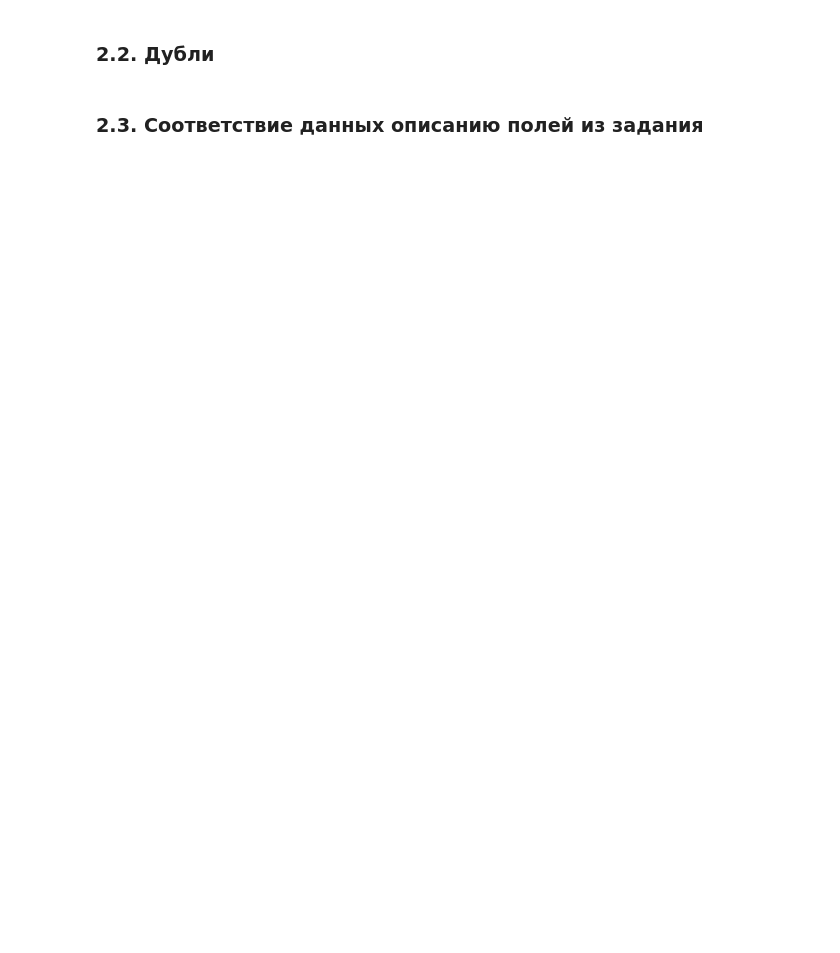
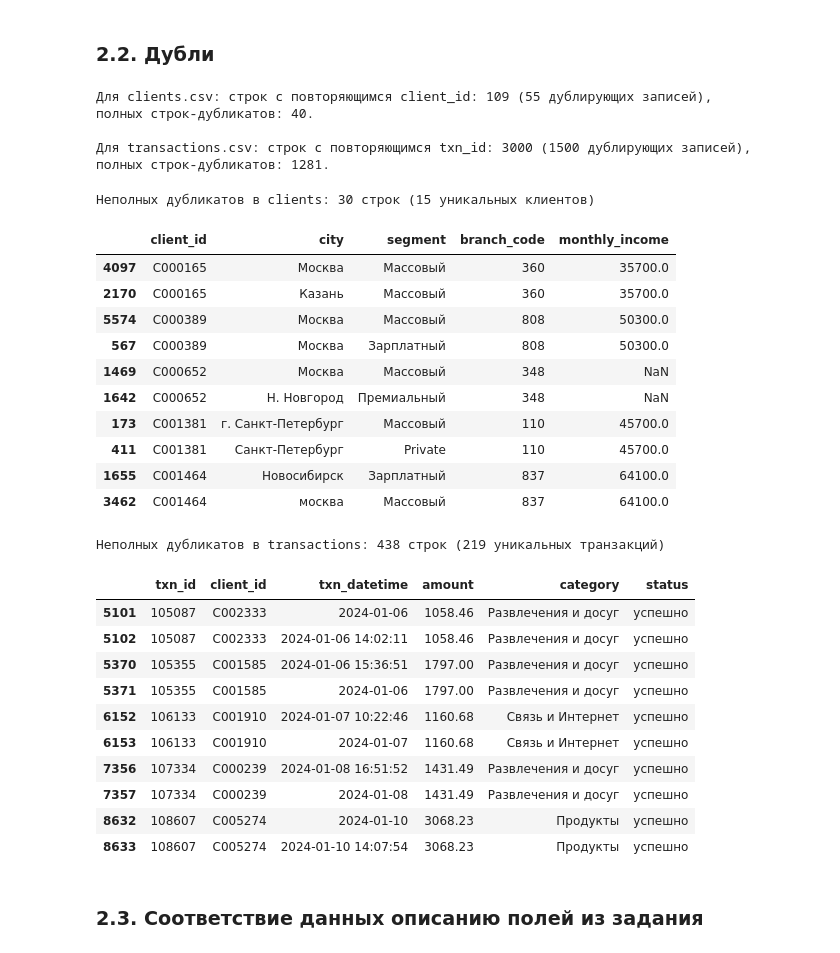
Before and after one commit to fnkb108/Dzidzenka_Mikita_Lab1, a Jupyter notebook: 01_analysis.ipynb, the cells around one changed output. Cells and saved outputs as stored; diff of their text form; code cells hidden in the pictures; blank space fills up the shorter version.

```diff
--- a/01_analysis.ipynb
+++ b/01_analysis.ipynb
@@ -123,4 +90,75 @@ memory usage: 716.8 KB
 # %% [markdown]
 ### 2.2. Дубли
+# %%
+client_dups_all = df_clients_raw.duplicated(subset=['client_id'], keep=False)
+n_client_dups = int(df_clients_raw['client_id'].duplicated().sum())
+
+print(f"Для clients.csv: строк с повторяющимся client_id: {client_dups_all.sum()} ({n_client_dups} дублирующих записей),")
+print(f"полных строк-дубликатов: {df_clients_raw.duplicated().sum()}.")
+
+txn_dups_all = df_txn_raw.duplicated(subset=['txn_id'], keep=False)
+n_txn_dups = int(df_txn_raw['txn_id'].duplicated().sum())
+
+print(f"\nДля transactions.csv: строк с повторяющимся txn_id: {txn_dups_all.sum()} ({n_txn_dups} дублирующих записей),")
+print(f"полных строк-дубликатов: {df_txn_raw.duplicated().sum()}.")
+# %% [output]
+Для clients.csv: строк с повторяющимся client_id: 109 (55 дублирующих записей),
+полных строк-дубликатов: 40.
+
+Для transactions.csv: строк с повторяющимся txn_id: 3000 (1500 дублирующих записей),
+полных строк-дубликатов: 1281.
+# %%
+clients_no_full = df_clients_raw.drop_duplicates()
+partial_client_dups = clients_no_full[
+    clients_no_full.duplicated(subset=['client_id'], keep=False)
+].sort_values('client_id')
+
+print(
+    f'Неполных дубликатов в clients: {len(partial_client_dups)} строк ({partial_client_dups["client_id"].nunique()} уникальных клиентов)'
+)
+display(
+    partial_client_dups[
+        ['client_id', 'city', 'segment', 'branch_code', 'monthly_income']
+    ].head(10)
+)
+
+txn_no_full = df_txn_raw.drop_duplicates()
+partial_txn_dups = txn_no_full[
+    txn_no_full.duplicated(subset=['txn_id'], keep=False)
+].sort_values('txn_id')
+
+print(
+    f'Неполных дубликатов в transactions: {len(partial_txn_dups)} строк ({partial_txn_dups["txn_id"].nunique()} уникальных транзакций)'
+)
+display(
+    partial_txn_dups[
+        ['txn_id', 'client_id', 'txn_datetime', 'amount', 'category', 'status']
+    ].head(10)
+)
+# %% [output]
+Неполных дубликатов в clients: 30 строк (15 уникальных клиентов)
+|  | client_id | city | segment | branch_code | monthly_income |
+| 4097 | C000165 | Москва | Массовый | 360 | 35700.0 |
+| 2170 | C000165 | Казань | Массовый | 360 | 35700.0 |
+| 5574 | C000389 | Москва | Массовый | 808 | 50300.0 |
+| 567 | C000389 | Москва | Зарплатный | 808 | 50300.0 |
+| 1469 | C000652 | Москва | Массовый | 348 | NaN |
+| 1642 | C000652 | Н. Новгород | Премиальный | 348 | NaN |
+| 173 | C001381 | г. Санкт-Петербург | Массовый | 110 | 45700.0 |
+| 411 | C001381 | Санкт-Петербург | Private | 110 | 45700.0 |
+| 1655 | C001464 | Новосибирск | Зарплатный | 837 | 64100.0 |
+| 3462 | C001464 | москва | Массовый | 837 | 64100.0 |
+Неполных дубликатов в transactions: 438 строк (219 уникальных транзакций)
+|  | txn_id | client_id | txn_datetime | amount | category | status |
+| 5101 | 105087 | C002333 | 2024-01-06 | 1058.46 | Развлечения и досуг | успешно |
+| 5102 | 105087 | C002333 | 2024-01-06 14:02:11 | 1058.46 | Развлечения и досуг | успешно |
+| 5370 | 105355 | C001585 | 2024-01-06 15:36:51 | 1797.00 | Развлечения и досуг | успешно |
+| 5371 | 105355 | C001585 | 2024-01-06 | 1797.00 | Развлечения и досуг | успешно |
+| 6152 | 106133 | C001910 | 2024-01-07 10:22:46 | 1160.68 | Связь и Интернет | успешно |
+| 6153 | 106133 | C001910 | 2024-01-07 | 1160.68 | Связь и Интернет | успешно |
+| 7356 | 107334 | C000239 | 2024-01-08 16:51:52 | 1431.49 | Развлечения и досуг | успешно |
+| 7357 | 107334 | C000239 | 2024-01-08 | 1431.49 | Развлечения и досуг | успешно |
+| 8632 | 108607 | C005274 | 2024-01-10 | 3068.23 | Продукты | успешно |
+| 8633 | 108607 | C005274 | 2024-01-10 14:07:54 | 3068.23 | Продукты | успешно |
 # %% [markdown]
 ### 2.3. Соответствие данных описанию полей из задания
```
Also changed, not shown: parts of 13 cells of this notebook.
